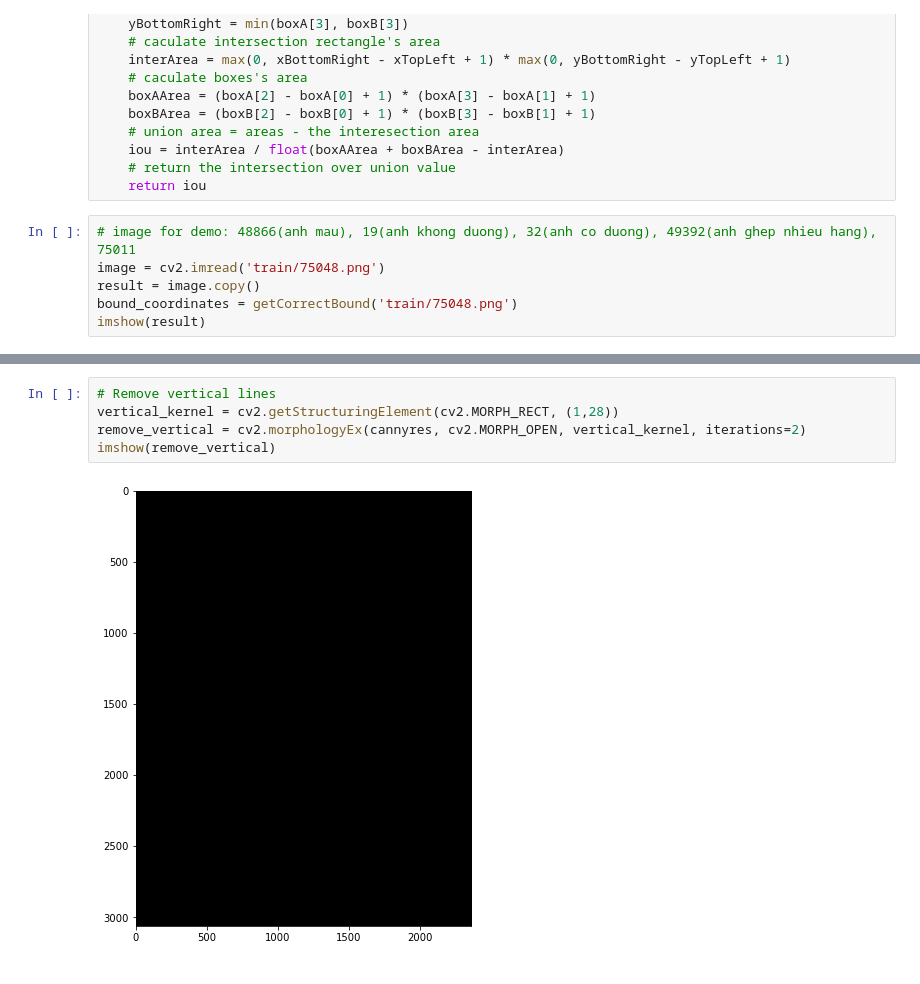
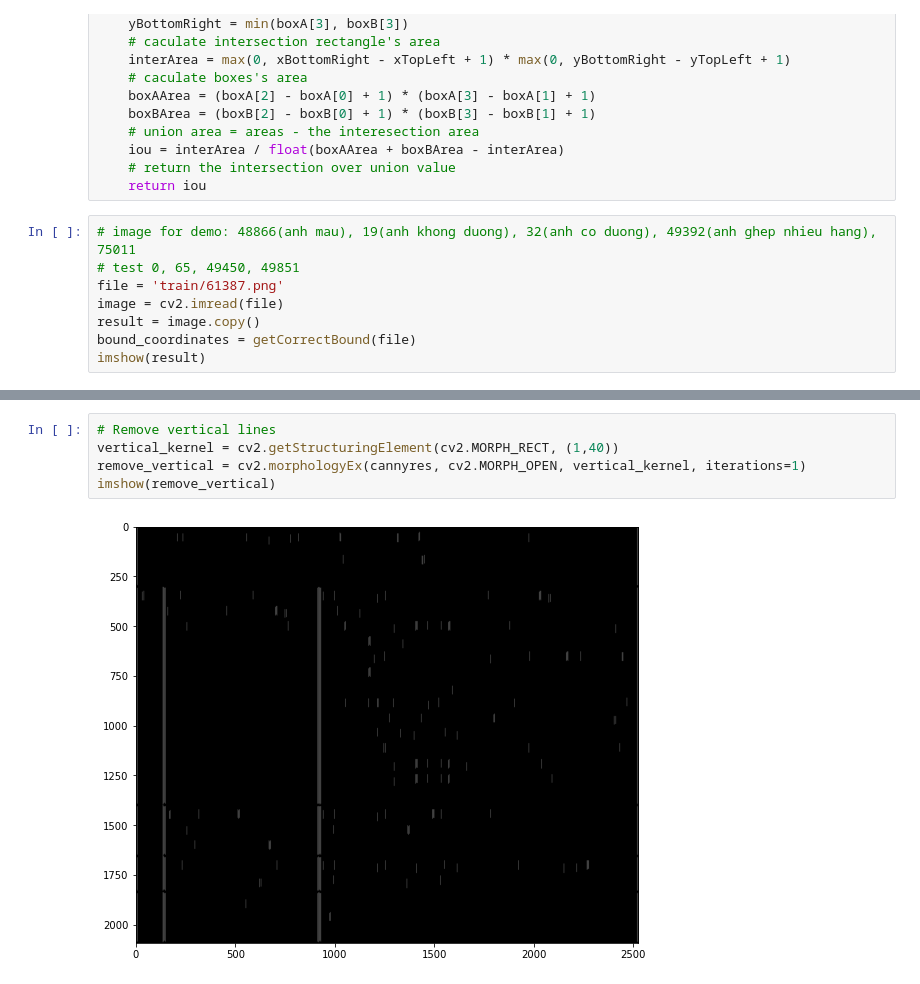
Before and after one commit to phantrung18072001/XLA, a Jupyter notebook: presentation.ipynb, the cells around one changed output, grey strips where cells are left out. Drawn from its saved outputs; the diff is of its cells as text.

```diff
--- a/presentation.ipynb
+++ b/presentation.ipynb
@@ -57,8 +57,10 @@ def iou(boxA, boxB):
     return iou
 # %%
 # image for demo: 48866(anh mau), 19(anh khong duong), 32(anh co duong), 49392(anh ghep nhieu hang), 75011
-image = cv2.imread('train/75048.png')
+# test 0, 65, 49450, 49851
+file = 'train/61387.png'
+image = cv2.imread(file)
 result = image.copy()
-bound_coordinates = getCorrectBound('train/75048.png')
+bound_coordinates = getCorrectBound(file)
 imshow(result)
 # %% [output]
@@ -97,10 +99,10 @@ imshow(canny)
 # %%
 # Remove vertical lines
-vertical_kernel = cv2.getStructuringElement(cv2.MORPH_RECT, (1,28))
-remove_vertical = cv2.morphologyEx(cannyres, cv2.MORPH_OPEN, vertical_kernel, iterations=2)
+vertical_kernel = cv2.getStructuringElement(cv2.MORPH_RECT, (1,40))
+remove_vertical = cv2.morphologyEx(cannyres, cv2.MORPH_OPEN, vertical_kernel, iterations=1)
 imshow(remove_vertical)
 # %% [output]
-[figure, old version]
+[figure, new version]
 # %%
 cnts = cv2.findContours(remove_vertical, cv2.RETR_EXTERNAL, cv2.CHAIN_APPROX_SIMPLE)
 cnts = cnts[0] if len(cnts) == 2 else cnts[1]
```
Also changed, not shown: parts of 8 cells of this notebook, 8 other files.
